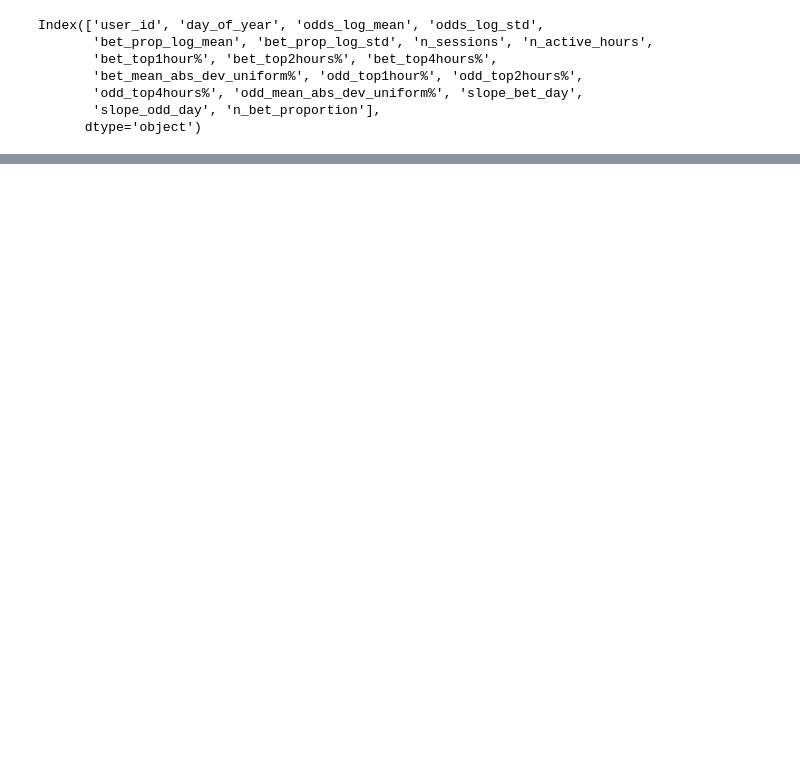
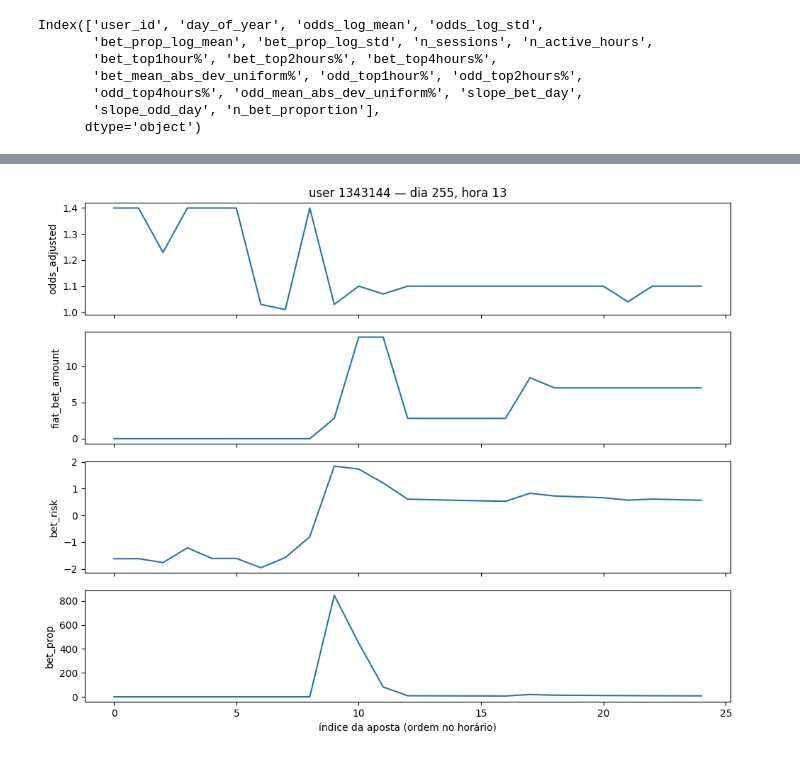
Before and after one commit to KndHvH/igaming-behavioral-deviation-detection, a Jupyter notebook: model/autoencoder.ipynb, the cells around one changed output, grey strips where cells are left out. Saved outputs shown, nothing was run; the diff lists cells and outputs as text; code cells hidden in the pictures; blank space fills up the shorter version.

```diff
--- a/model/autoencoder.ipynb
+++ b/model/autoencoder.ipynb
@@ -72,0 +242,11 @@ array([4.53595407e-02, 2.73677334e-02, 0.00000000e+00, 0.00000000e+00,
+# %%
+hour = 13
+# %%
+plot_user_hour_bets(
+    df=bets,
+    user_id=user_id,
+    day_of_year=day,
+    hour=hour
+)
+# %% [output]
+[figure, added]
```
Also changed, not shown: parts of 35 cells of this notebook, 4 other files.
